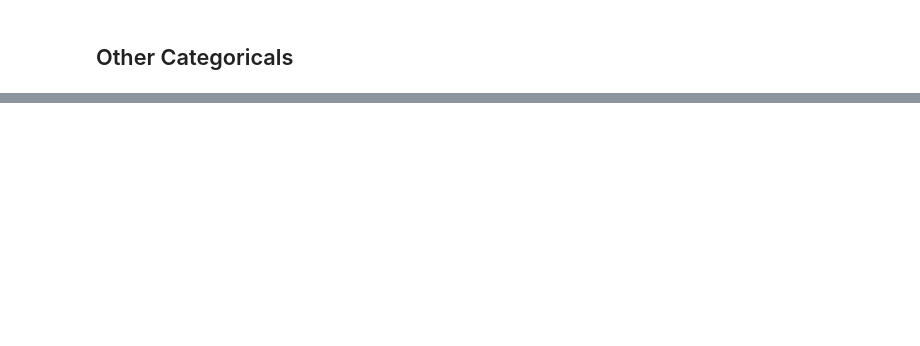
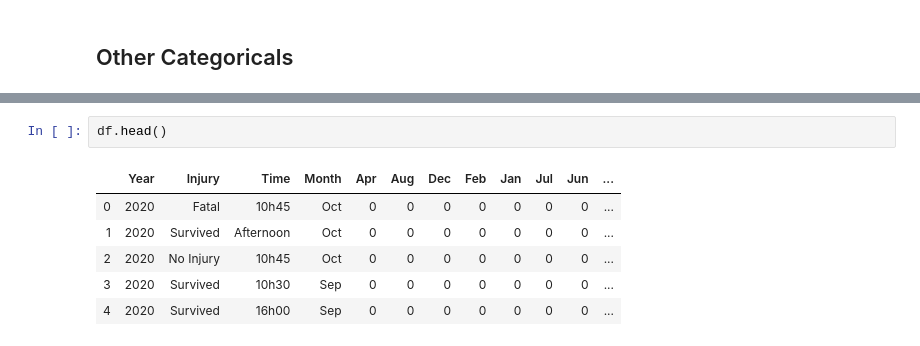
Before and after one commit to bt02/Shark-Attack-Data, a Jupyter notebook: model.ipynb, the cells around one changed output, grey strips where cells are left out. Saved outputs shown, nothing was run; the diff lists cells and outputs as text; blank space fills up the shorter version.

```diff
--- a/model.ipynb
+++ b/model.ipynb
@@ -99,0 +102,9 @@ for i in categoricals:
+# %%
+df.head()
+# %% [output]
+|  | Year | Injury | Time | Month | Apr | Aug | Dec | Feb | Jan | Jul | Jun | ... |
+| 0 | 2020 | Fatal | 10h45 | Oct | 0 | 0 | 0 | 0 | 0 | 0 | 0 | ... |
+| 1 | 2020 | Survived | Afternoon | Oct | 0 | 0 | 0 | 0 | 0 | 0 | 0 | ... |
+| 2 | 2020 | No Injury | 10h45 | Oct | 0 | 0 | 0 | 0 | 0 | 0 | 0 | ... |
+| 3 | 2020 | Survived | 10h30 | Sep | 0 | 0 | 0 | 0 | 0 | 0 | 0 | ... |
+| 4 | 2020 | Survived | 16h00 | Sep | 0 | 0 | 0 | 0 | 0 | 0 | 0 | ... |
```
Also changed, not shown: parts of 5 cells of this notebook.
